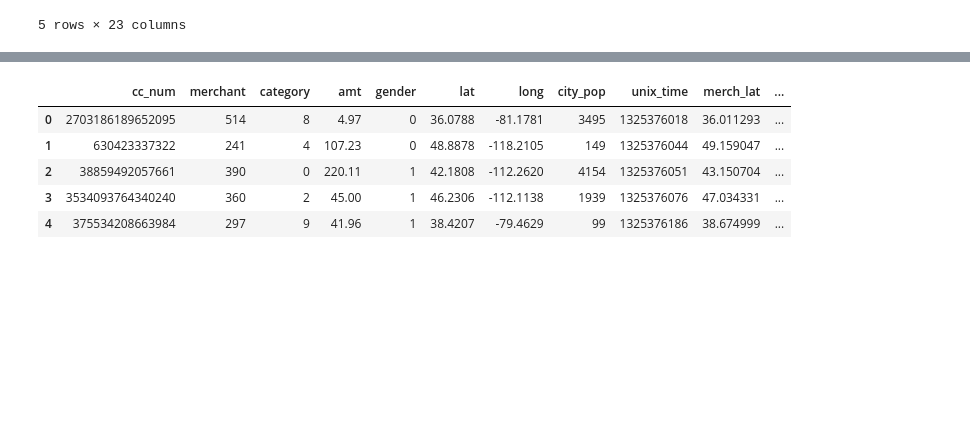
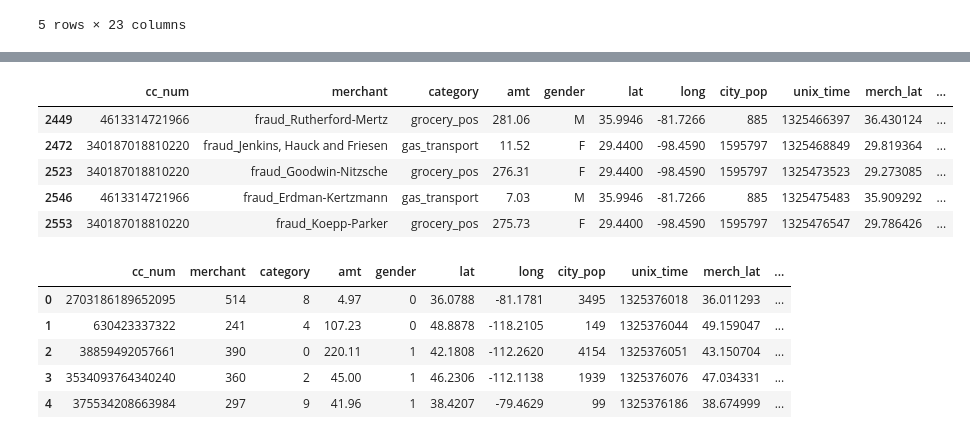
Before and after one commit to DasoTD/Fraud-Detection-System, a Jupyter notebook: app.ipynb, the cells around one changed output, grey strips where cells are left out. Cells and saved outputs as stored; diff of their text form; code cells hidden in the pictures; blank space fills up the shorter version.

```diff
--- a/app.ipynb
+++ b/app.ipynb
@@ -39,6 +39,16 @@ df.head(5)
 | 2 | 38859492057661 | fraud_Lind-Buckridge | entertainment | 220.11 | M | 42.1808 | -112.2620 | 4154 | 1325376051 | 43.150704 | ... |
 | 3 | 3534093764340240 | fraud_Kutch, Hermiston and Farrell | gas_transport | 45.00 | M | 46.2306 | -112.1138 | 1939 | 1325376076 | 47.034331 | ... |
 | 4 | 375534208663984 | fraud_Keeling-Crist | misc_pos | 41.96 | M | 38.4207 | -79.4629 | 99 | 1325376186 | 38.674999 | ... |
+# %%
+val = df[df['is_fraud'] == 1]
+val.head(5)
+# %% [output]
+|  | cc_num | merchant | category | amt | gender | lat | long | city_pop | unix_time | merch_lat | ... |
+| 2449 | 4613314721966 | fraud_Rutherford-Mertz | grocery_pos | 281.06 | M | 35.9946 | -81.7266 | 885 | 1325466397 | 36.430124 | ... |
+| 2472 | 340187018810220 | fraud_Jenkins, Hauck and Friesen | gas_transport | 11.52 | F | 29.4400 | -98.4590 | 1595797 | 1325468849 | 29.819364 | ... |
+| 2523 | 340187018810220 | fraud_Goodwin-Nitzsche | grocery_pos | 276.31 | F | 29.4400 | -98.4590 | 1595797 | 1325473523 | 29.273085 | ... |
+| 2546 | 4613314721966 | fraud_Erdman-Kertzmann | gas_transport | 7.03 | M | 35.9946 | -81.7266 | 885 | 1325475483 | 35.909292 | ... |
+| 2553 | 340187018810220 | fraud_Koepp-Parker | grocery_pos | 275.73 | F | 29.4400 | -98.4590 | 1595797 | 1325476547 | 29.786426 | ... |
 # %%
 cat_col = ['merchant', 'category', 'gender']
 encoders = {}
```
Also changed, not shown: parts of 1 cell of this notebook, 1 other file.
